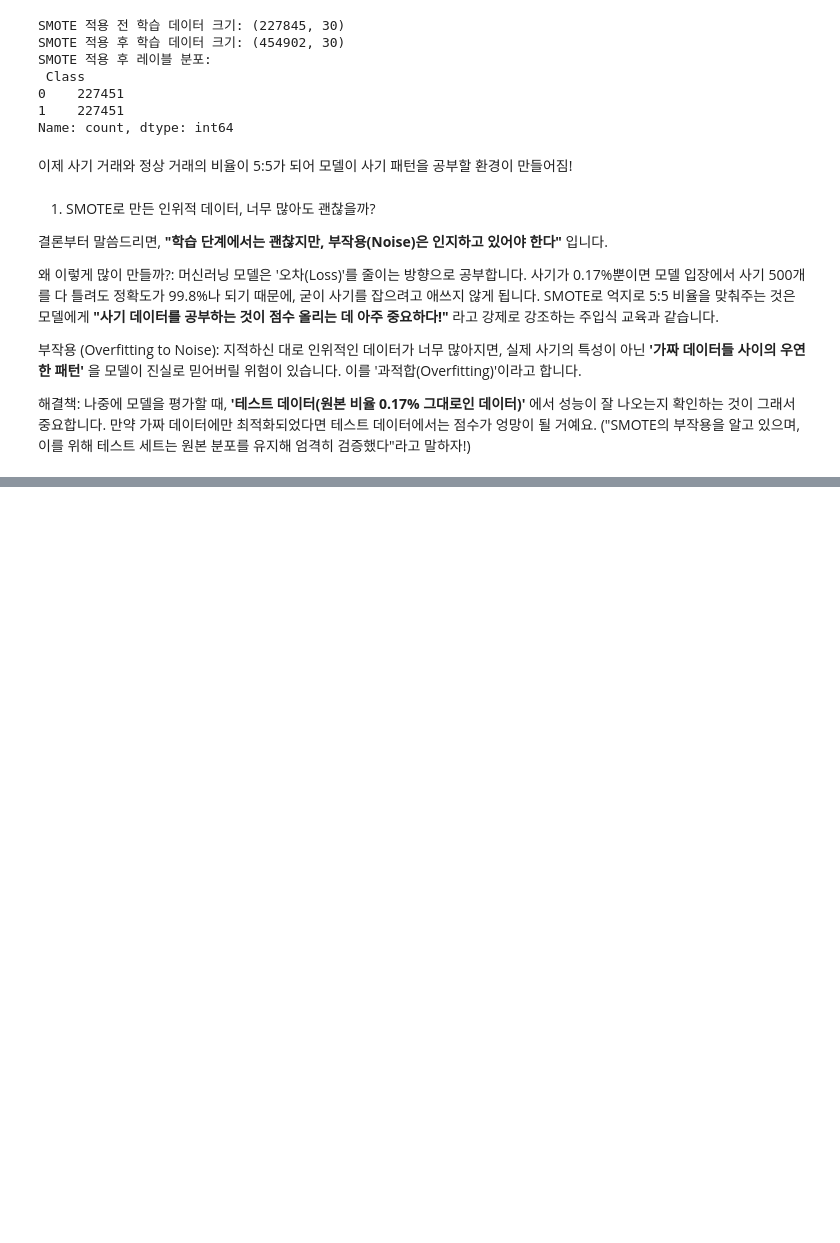
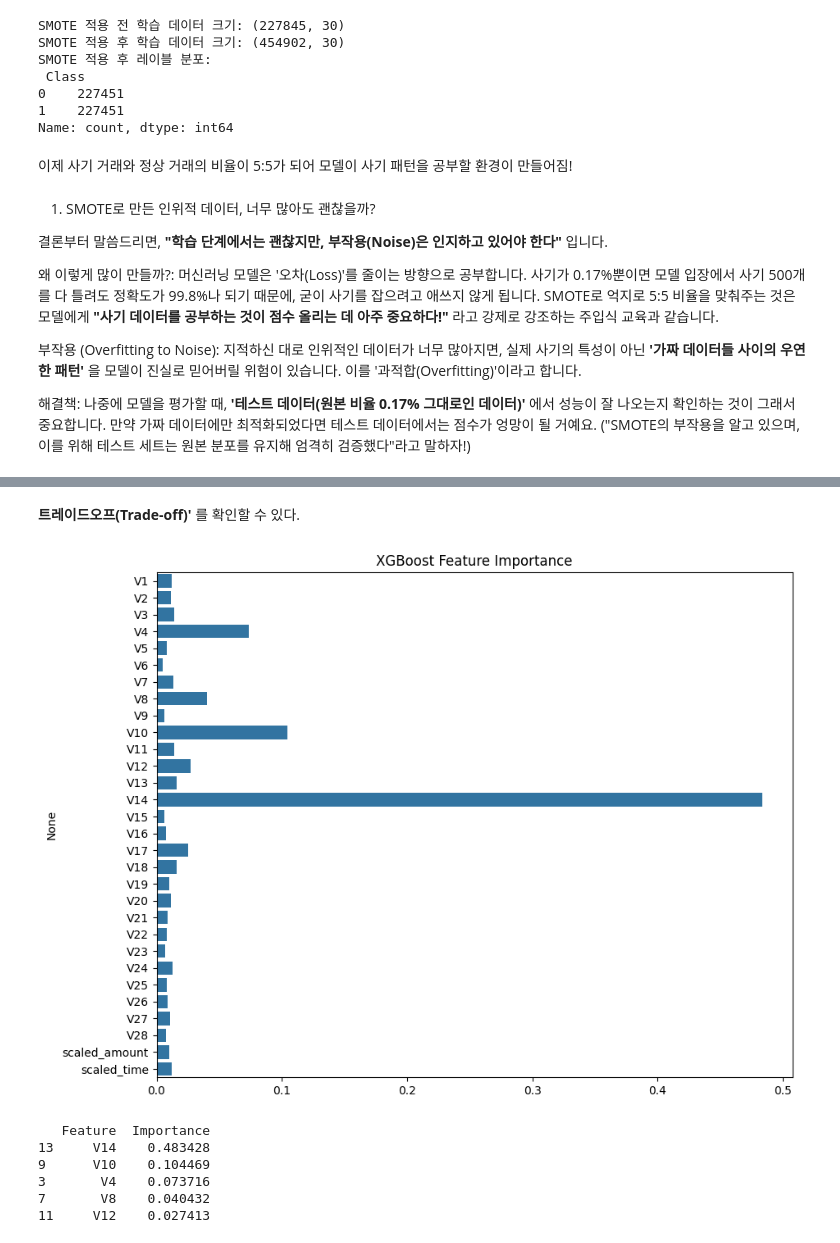
Before and after one commit to YeoHyuksoo/Financial-FDS-Project, a Jupyter notebook: fds_project.ipynb, the cells around one changed output, grey strips where cells are left out. Cells and saved outputs as stored; diff of their text form; code cells hidden in the pictures; blank space fills up the shorter version.

Commit message:
feat: xgboost learning

```diff
--- a/fds_project.ipynb
+++ b/fds_project.ipynb
@@ -196,0 +206,13 @@ Name: count, dtype: int64
+# %%
+from xgboost import XGBClassifier
+from sklearn.metrics import confusion_matrix, classification_report, roc_auc_score
+
+# 1. 모델 정의 (간단한 파라미터 설정)
+xgb_clf = XGBClassifier(n_estimators=500, learning_rate=0.1, max_depth=3, random_state=42)
+
+# 2. 학습 (SMOTE로 뻥튀기 된 데이터 사용!)
+xgb_clf.fit(X_train_over, y_train_over)
+
+# 3. 예측 (테스트 데이터는 '원본' 그대로 사용!)
+y_pred = xgb_clf.predict(X_test)
+y_pred_proba = xgb_clf.predict_proba(X_test)[:, 1]
@@ -196,0 +347,27 @@ Name: count, dtype: int64
+# %% [markdown]
+**트레이드오프(Trade-off)'** 를 확인할 수 있다.
+# %%
+import matplotlib.pyplot as plt
+import seaborn as sns
+
+# 변수 중요도 추출
+importances = xgb_clf.feature_importances_
+feature_names = X.columns
+
+# 시각화
+plt.figure(figsize=(10, 8))
+sns.barplot(x=importances, y=feature_names)
+plt.title('XGBoost Feature Importance')
+plt.show()
+
+# 수치로 확인 (상위 5개)
+feature_imp_df = pd.DataFrame({'Feature': feature_names, 'Importance': importances})
+print(feature_imp_df.sort_values(by='Importance', ascending=False).head(5))
+# %% [output]
+[figure, added]
+   Feature  Importance
+13     V14    0.483428
+9      V10    0.104469
+3       V4    0.073716
+7       V8    0.040432
+11     V12    0.027413
```
Also changed, not shown: parts of 10 cells of this notebook.
